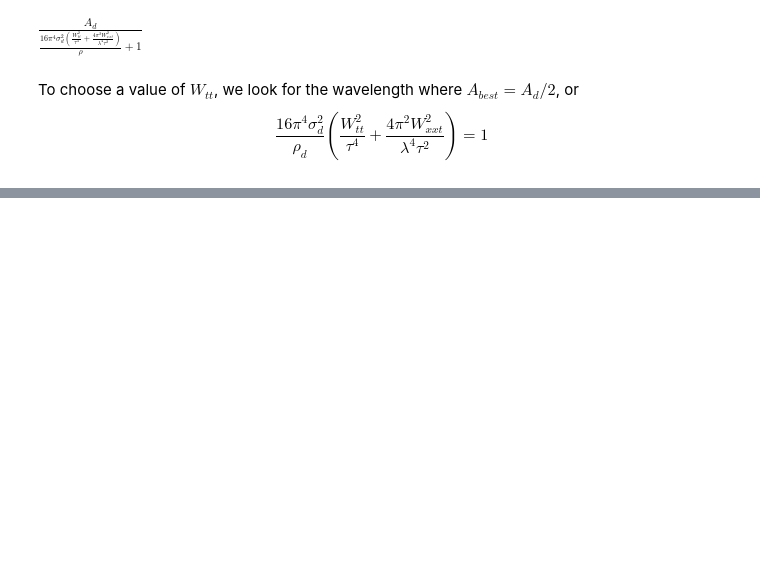
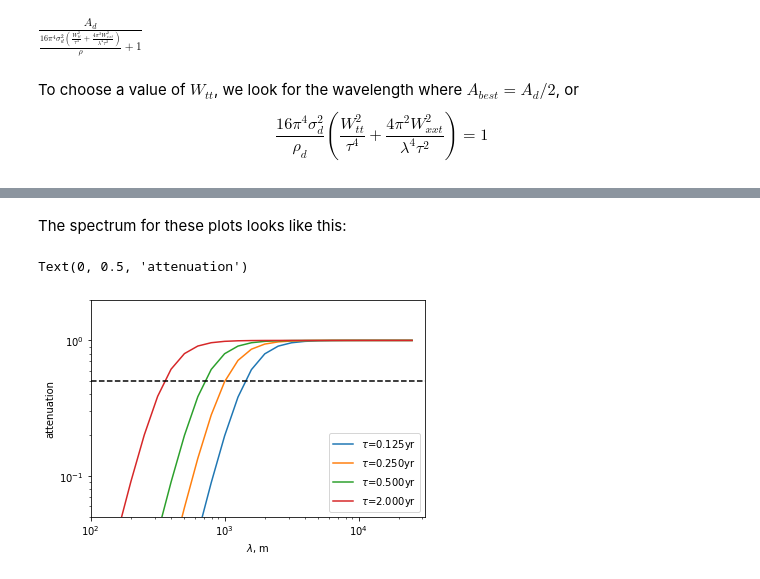
Before and after one commit to SmithB/surfaceChange, a Jupyter notebook: notebooks/attenuation_curves.ipynb, the cells around one changed output, grey strips where cells are left out. Cells and saved outputs as stored; diff of their text form; code cells hidden in the pictures; blank space fills up the shorter version.

```diff
--- a/notebooks/attenuation_curves.ipynb
+++ b/notebooks/attenuation_curves.ipynb
@@ -142,0 +193,23 @@ print(1/Wxxi)
+# %% [markdown]
+The spectrum for these plots looks like this:
+# %%
+plt.figure();
+Wxxti=1/5.4e-5
+si=0.01
+rho_data=4/120
+lambda_i = 10**np.arange(1., 4.5, 0.1)
+
+for tau_0 in [0.125, 0.25, 0.5,  2]:
+    atten=1/(1+16*np.pi**4*si**2/rho_data*(4*np.pi**2*Wxxti**2/(lambda_i**4*tau_0**2)))
+    plt.loglog(lambda_i, atten, label=f"$\\tau$={tau_0:2.3f}yr")
+
+plt.gca().set_xlim([100, 10**4.5])
+plt.gca().set_ylim([0.05, 2])
+plt.plot(plt.gca().get_xlim(), 0.5*np.ones(2), 'k--')
+
+plt.legend()
+plt.xlabel('$\lambda$, m')
+plt.ylabel('attenuation')
+# %% [output]
+Text(0, 0.5, 'attenuation')
+[figure, added]
```
Also changed, not shown: parts of 25 cells of this notebook, 1 other file.
